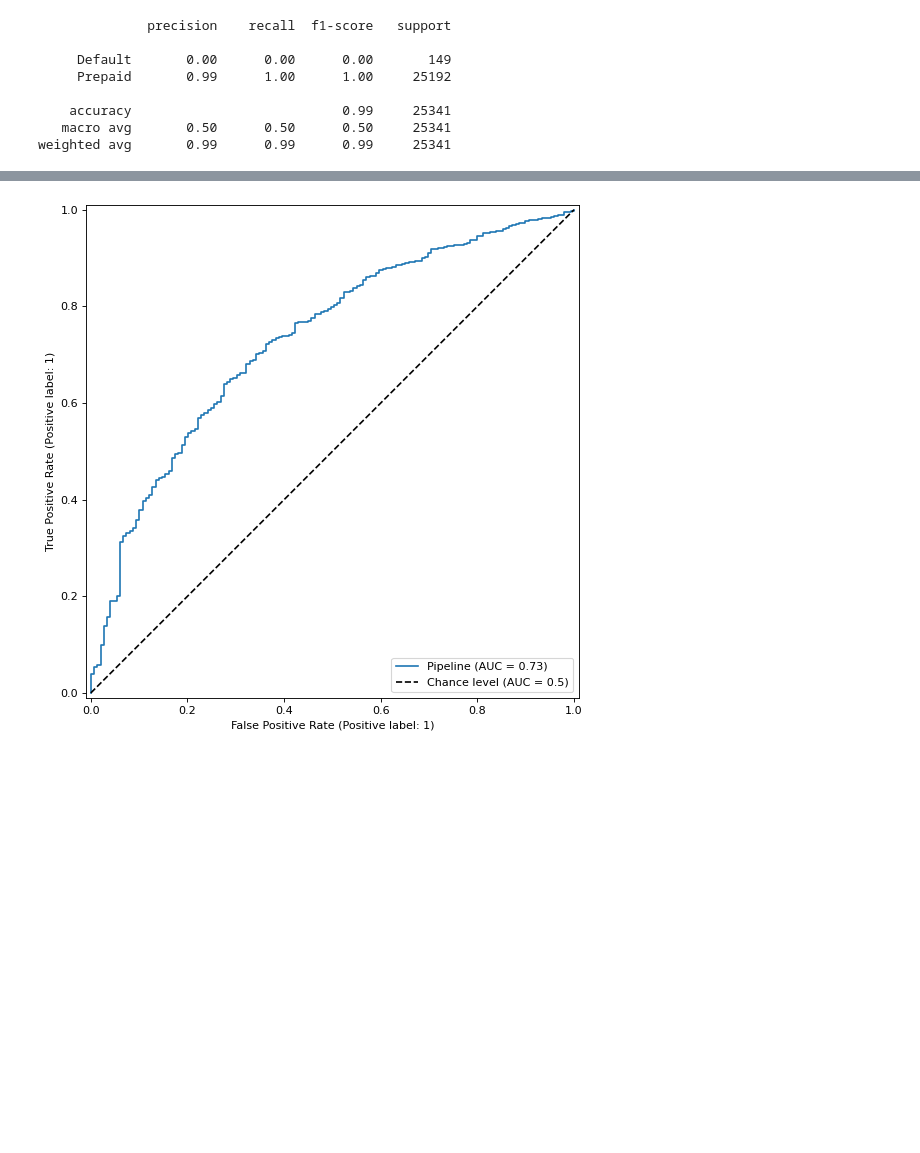
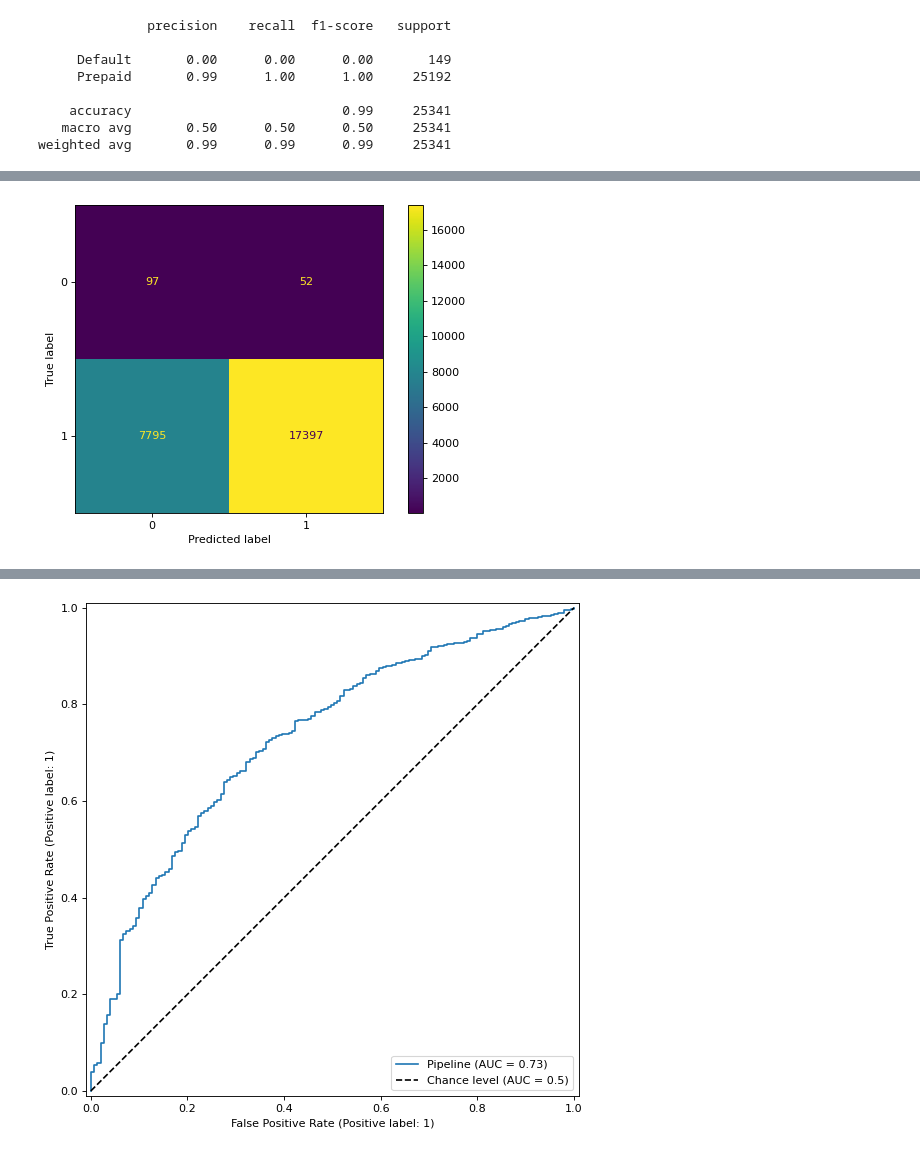
Before and after one commit to JinQiuqi/MLPy-project2, a Jupyter notebook: project2.ipynb, the cells around one changed output, grey strips where cells are left out. Cells and saved outputs as stored; diff of their text form; code cells hidden in the pictures; blank space fills up the shorter version.

```diff
--- a/project2.ipynb
+++ b/project2.ipynb
@@ -148,7 +352,7 @@ mode_impute = ['mi_pct']
 # Numerical imputer pipeline
 num_imputer = Pipeline([
     ('impute', ColumnTransformer([
-    ("mode_impute", SimpleImputer(strategy='mean'), mode_impute),
+    ("mode_impute", SimpleImputer(strategy='most_frequent'), mode_impute),
     ("median_impute", SimpleImputer(strategy='median'), median_impute)
 ], remainder='passthrough'))])
 # Categorical onehotencoder pipeline
@@ -245,0 +434,20 @@ weighted avg       0.99      0.68      0.81     25341
+# %%
+# Define the pipeline with SMOTE
+log_smote_pipeline = ImPipeline([
+    ("column_transform", ColumnTransformer([
+        ("num_impute", num_imputer, numerical),
+        ("cat_pre", cat_pipeline, categorical)
+    ])),
+    ("scaler", StandardScaler()),
+    ("sampler", SMOTE(random_state=0)),  # Use SMOTE for oversampling
+    ("classifier", LogisticRegression(random_state=0, penalty=None))
+])
+
+# Fit the pipeline
+log_smote_pipeline = log_smote_pipeline.fit(X_train, y_train)
+# %%
+# Visualize the confusion matrix
+ConfusionMatrixDisplay.from_estimator(log_smote_pipeline, X_test, y_test)
+plt.show()
+# %% [output]
+[figure, added]
```
Also changed, not shown: parts of 23 cells of this notebook.
